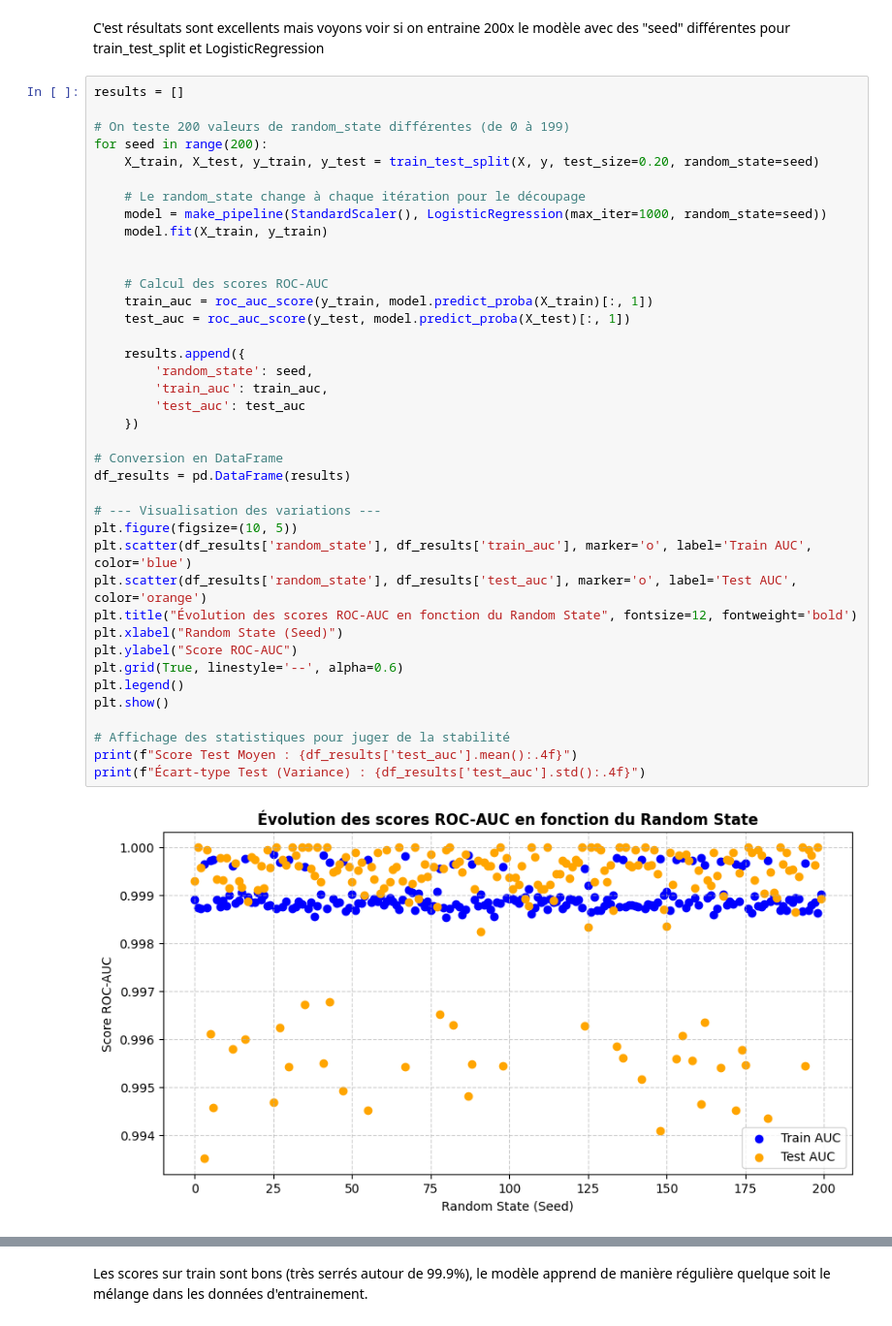
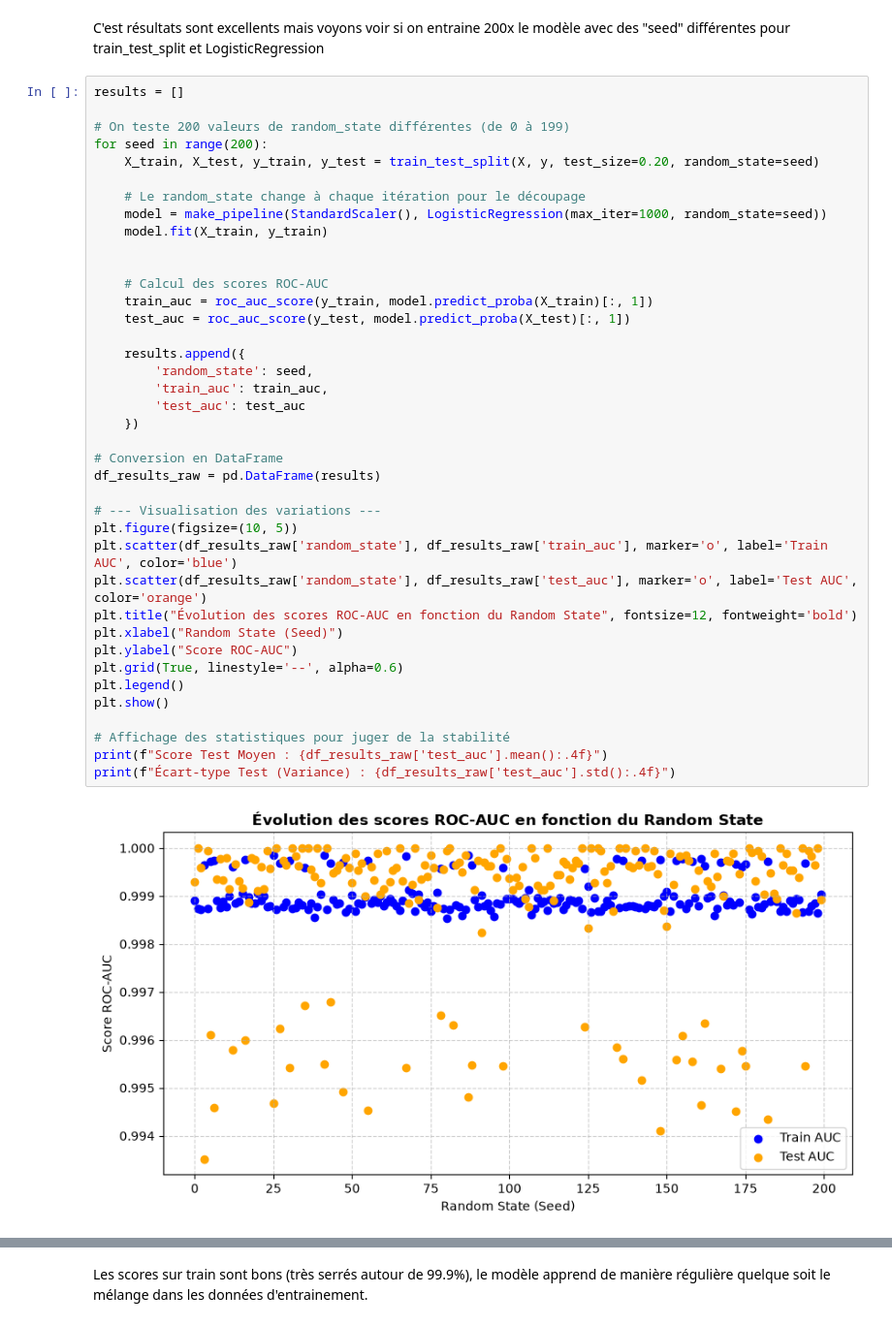
Before and after one commit to ziedbelhocine/Cours-OC, a Jupyter notebook: Data_Analyst/Projet_12/projet_final.ipynb, the cells around one changed output, grey strips where cells are left out. Shown at 97% size. Drawn from its saved outputs; the diff is of its cells as text.

```diff
--- a/Data_Analyst/Projet_12/projet_final.ipynb
+++ b/Data_Analyst/Projet_12/projet_final.ipynb
@@ -338,39 +366,39 @@ for seed in range(200):
     X_train, X_test, y_train, y_test = train_test_split(X, y, test_size=0.20, random_state=seed)
 
     # Le random_state change à chaque itération pour le découpage
     model = make_pipeline(StandardScaler(), LogisticRegression(max_iter=1000, random_state=seed))
     model.fit(X_train, y_train)
 
 
     # Calcul des scores ROC-AUC
     train_auc = roc_auc_score(y_train, model.predict_proba(X_train)[:, 1])
     test_auc = roc_auc_score(y_test, model.predict_proba(X_test)[:, 1])
 
     results.append({
         'random_state': seed,
         'train_auc': train_auc,
         'test_auc': test_auc
     })
 
 # Conversion en DataFrame
-df_results = pd.DataFrame(results)
+df_results_raw = pd.DataFrame(results)
 
 # --- Visualisation des variations ---
 plt.figure(figsize=(10, 5))
-plt.scatter(df_results['random_state'], df_results['train_auc'], marker='o', label='Train AUC', color='blue')
-plt.scatter(df_results['random_state'], df_results['test_auc'], marker='o', label='Test AUC', color='orange')
+plt.scatter(df_results_raw['random_state'], df_results_raw['train_auc'], marker='o', label='Train AUC', color='blue')
+plt.scatter(df_results_raw['random_state'], df_results_raw['test_auc'], marker='o', label='Test AUC', color='orange')
 plt.title("Évolution des scores ROC-AUC en fonction du Random State", fontsize=12, fontweight='bold')
 plt.xlabel("Random State (Seed)")
 plt.ylabel("Score ROC-AUC")
 plt.grid(True, linestyle='--', alpha=0.6)
 plt.legend()
 plt.show()
 
 # Affichage des statistiques pour juger de la stabilité
-print(f"Score Test Moyen : {df_results['test_auc'].mean():.4f}")
-print(f"Écart-type Test (Variance) : {df_results['test_auc'].std():.4f}")
+print(f"Score Test Moyen : {df_results_raw['test_auc'].mean():.4f}")
+print(f"Écart-type Test (Variance) : {df_results_raw['test_auc'].std():.4f}")
 # %% [output]
-[figure, old version]
+[figure, new version]
 Score Test Moyen : 0.9988
 Écart-type Test (Variance) : 0.0016
 # %% [markdown]
```
Also changed, not shown: parts of 36 cells of this notebook, 4 other files.
